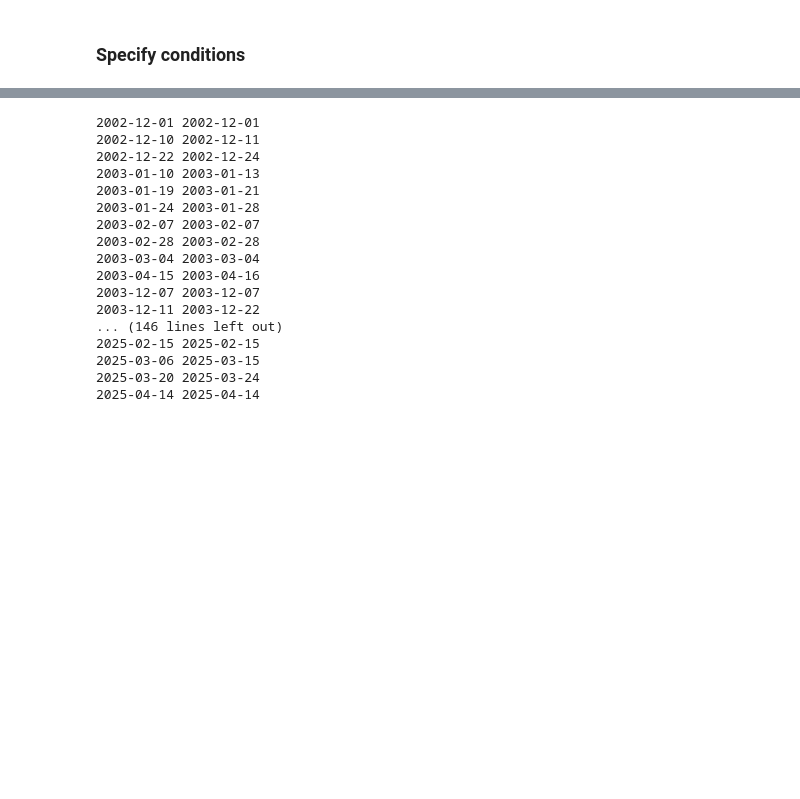
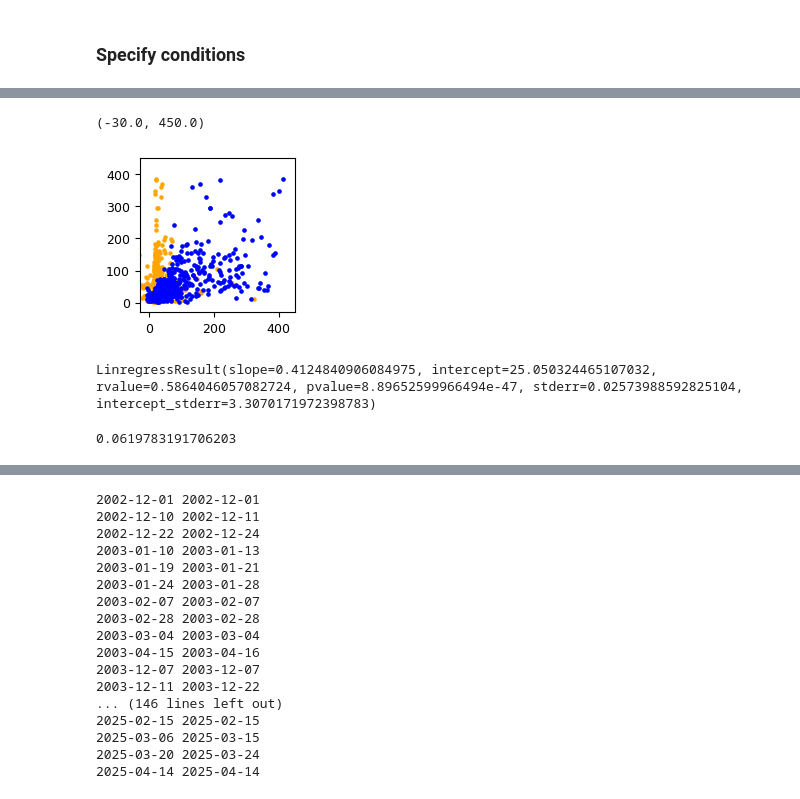
Before and after one commit to mackenziejewell/SBSpolynya, a Jupyter notebook: notebooks/06_EventTimeScaleGrowth.ipynb, the cells around one changed output, grey strips where cells are left out. Drawn from its saved outputs; the diff is of its cells as text; code cells hidden in the pictures; blank space fills up the shorter version.

```diff
--- a/notebooks/06_EventTimeScaleGrowth.ipynb
+++ b/notebooks/06_EventTimeScaleGrowth.ipynb
@@ -726,0 +1037,68 @@ for ss in long_events:
+# %%
+fig, ax = plt.subplots(figsize=(2,2))
+
+XP = np.array([L.magnitude.item() for L in DF.X_Pease.values])
+XP_num = np.array([L.magnitude.item() for L in DF.X_Pease_num.values])
+
+# shoulder = ((DF['season_start_flag'])) #+ (east_maint==False)# + DF['season_end_flag']))# + DF['final_day'])
+
+COND = ((DF.length_145max>0) & (event_cond))
+# COND = ((DF.length_145max>0) & (shoulder==False) ) #&(DF.event_day > 2) # & ((east_maint))
+# COND = ((DF.event_day > 2)& (shoulder==False) )
+
+# COND = ((DF.length_145max>0) & (event_cond)) & (east_maint)
+COND = ((DF.length_145max>0) & (DF['season_start_flag']==False))
+
+ax.scatter(DF.cum_drift[COND].values,DF.length_145max[COND].values,s=5, c='skyblue')
+ax.scatter(XP[COND],DF.length_145max[COND].values,s=5, c='orange')
+
+ax.scatter(DF.cum_drift[COND].values,DF.length_145max[COND].values,s=5, c='b')
+
+# qh = plotter.quick_hist(DF.length_145max[COND].values, bin_edges=np.arange(0,400,10));
+# ax.barh(qh['centers'], qh['counts'], width=qh['w'], bottom = 450, clip_on=False, color='gray')
+
+# qh = plotter.quick_hist(XP[COND], bin_edges=np.arange(0,400,10));
+# ax.barh(qh['centers'], qh['counts'], height=qh['w'], left = 450, clip_on=False)
+
+# qh = plotter.quick_hist(DF.cum_drift[COND].values, bin_edges=np.arange(0,400,10));
+# ax.barh(qh['centers'], qh['counts'], height=qh['w'], left = 450, clip_on=False)
+
+ax.set_xlim(-30,450)
+ax.set_ylim(-30,450)
+
+# ax.scatter(DF.length_145max[COND].values,
+#            XP[COND]-DF.length_145max[COND].values, s=5)
+
+# ax.scatter(DF.length_145max[COND].values,
+#            XP[COND], s=5)
+
+
+# ax.scatter(XP[COND],XP_num[COND], s=5)
+
+# ax.set_ylim(-100,100)
+# ax.set_xlim(-100,500)
+
+# ax.plot([0,400],[0,400], c='k')
+# %% [output]
+(-30.0, 450.0)
+[figure, added]
+# %%
+from scipy import stats
+
+# x_nn = DF.cum_drift[COND].values
+
+x = XP[COND]
+x = DF.cum_drift[COND].values
+
+y = DF.length_145max[COND].values
+x_nn = x[(np.isfinite(x))&(np.isfinite(y))]
+y_nn = y[(np.isfinite(x))&(np.isfinite(y))]
+
+resp = stats.linregress(x_nn,y_nn)
+resp
+# %% [output]
+LinregressResult(slope=0.4124840906084975, intercept=25.050324465107032, rvalue=0.5864046057082724, pvalue=8.89652599966494e-47, stderr=0.02573988592825104, intercept_stderr=3.3070171972398783)
+# %%
+0.248954452**2
+# %% [output]
+0.0619783191706203
```
Also changed, not shown: parts of 102 cells of this notebook, 1 other file.
